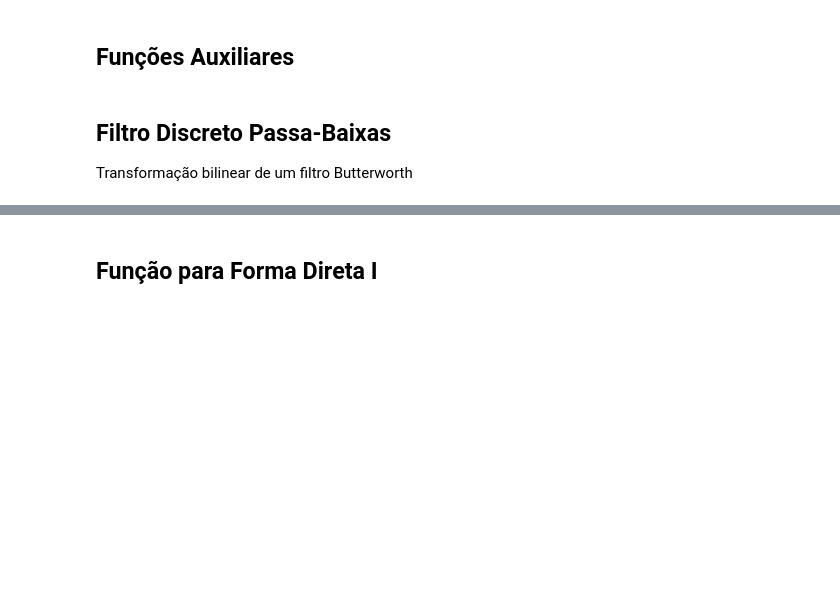
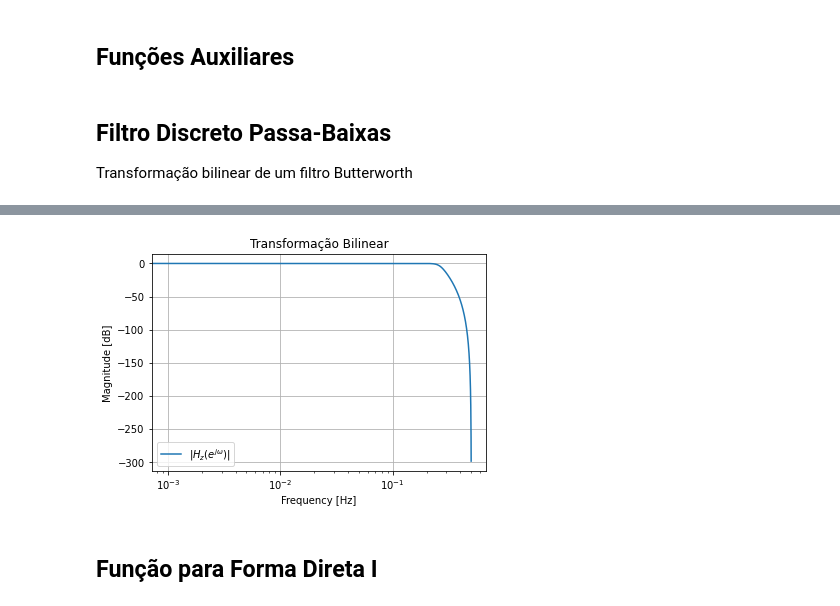
Before and after one commit to oliveiraop/pds-ufba, a Jupyter notebook: trabalho01/trab01.ipynb, the cells around one changed output, grey strips where cells are left out. Cells and saved outputs as stored; diff of their text form; code cells hidden in the pictures; blank space fills up the shorter version.

```diff
--- a/trabalho01/trab01.ipynb
+++ b/trabalho01/trab01.ipynb
@@ -67,3 +78,18 @@ plt.show()
+# %%
+# Converte Butterworth para filtro discreto por Transformação Linear:
+filtz = signal.dlti(*signal.bilinear(filts.num, filts.den, fs=fs))
+# %%
+wz, hz = signal.freqz(filtz.num, filtz.den)
+
+plt.semilogx(wz*1/(2*np.pi), 20*np.log10(np.abs(hz).clip(1e-15)),label=r'$|H_z(e^{j \omega})|$')
+plt.legend()
+plt.title('Transformação Bilinear')
+plt.xlabel('Frequency [Hz]')
+plt.ylabel('Magnitude [dB]')
+plt.grid()
+plt.show()
+# %% [output]
+[figure, added]
 # %% [markdown]
 ## Função para Forma Direta I
 # %%
```
Also changed, not shown: parts of 38 cells of this notebook, 10 other files.
